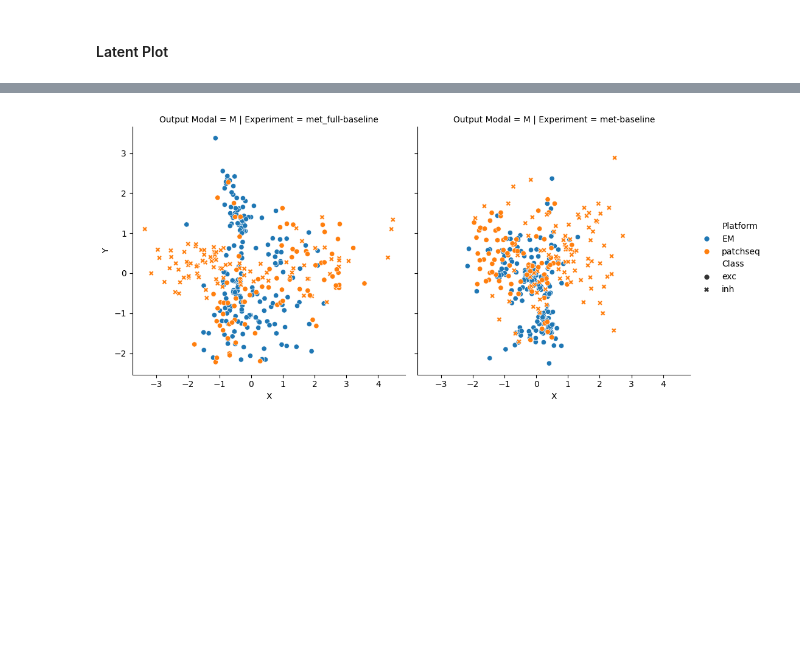
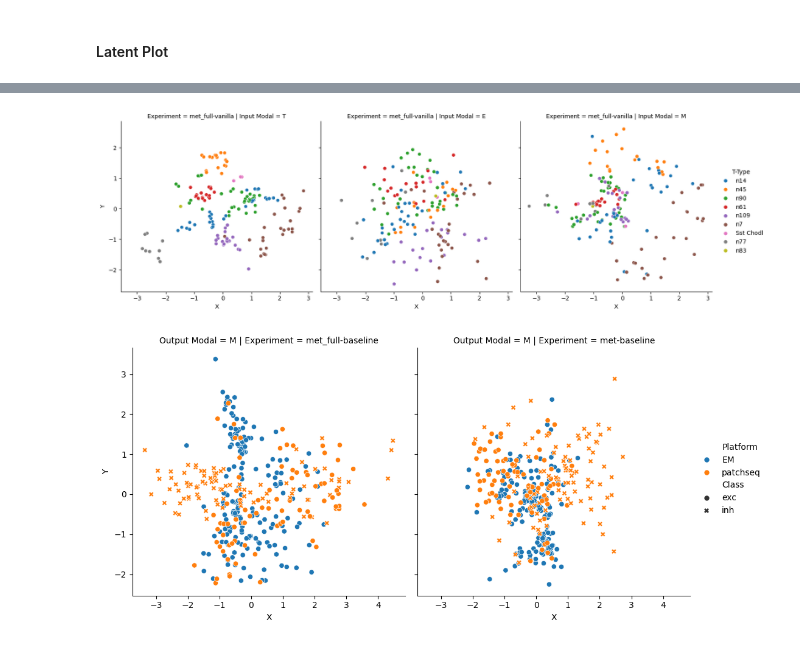
Before and after one commit to AllenInstitute/cplAE_MET, a Jupyter notebook: notebooks/LatentSpaces.ipynb, the cells around one changed output, grey strips where cells are left out. Drawn from its saved outputs; the diff is of its cells as text; code cells hidden in the pictures; blank space fills up the shorter version.

```diff
--- a/notebooks/LatentSpaces.ipynb
+++ b/notebooks/LatentSpaces.ipynb
@@ -325,3 +346,14 @@ plt.show()
+# %%
+merge_map = utils.get_tree_merge_map("data/meta/tree_Mouse_ALM-VISp_2018.csv", "n4")
+color_func = np.vectorize(lambda elem: merge_map[elem][-10])
+data_map = {
+    ("T-Type", "hue", lambda data: color_func(np.char.strip(data["cluster_label"]))),
+    ("Experiment", "row", None)
+}
+plot = generate_2d_plot(general_latent["patchseq"]["vanilla"], 0, met_data, data_map = data_map, umap_transform = False)
+plt.show()
+# %% [output]
+[figure, added]
 # %%
 data_map = {
     ("Platform", "hue", lambda data: data["platform"]),
```
Also changed, not shown: parts of 14 cells of this notebook, 3 other files.
